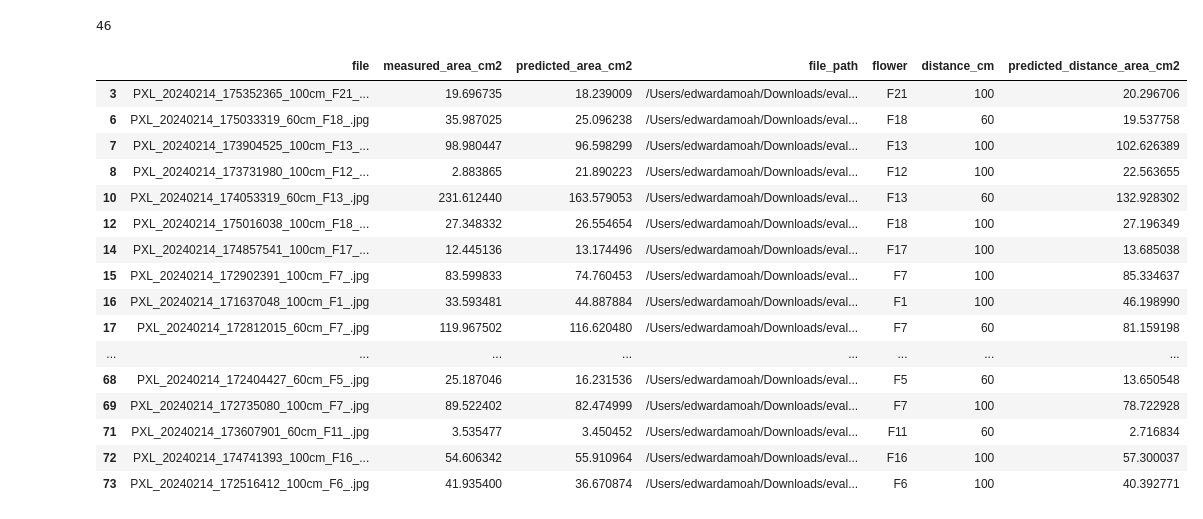
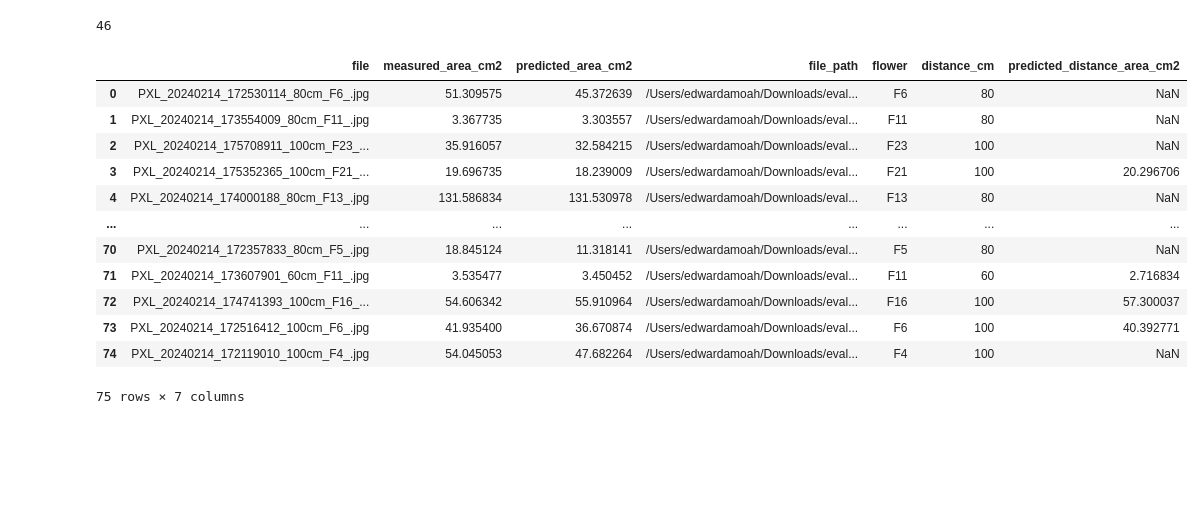
Before and after one commit to eai6/FloralArea_Web, a Jupyter notebook: research/notebooks/hannah_data_analysis.ipynb, the cells around one changed output. Saved outputs shown, nothing was run; the diff lists cells and outputs as text; code cells hidden in the pictures; blank space fills up the shorter version.

Commit message:
updated indoor distance data with

```diff
--- a/research/notebooks/hannah_data_analysis.ipynb
+++ b/research/notebooks/hannah_data_analysis.ipynb
@@ -1454,22 +1454,18 @@ len(data7)
 # %%
 data7.to_csv('/Users/edwardamoah/Documents/GitHub/FloralArea_Web/research/output/indoor_distance_based_analysis_data_v2.csv')
 # %%
-data2
+data1
 # %% [output]
 |  | file | measured_area_cm2 | predicted_area_cm2 | file_path | flower | distance_cm | predicted_distance_area_cm2 |
+| 0 | PXL_20240214_172530114_80cm_F6_.jpg | 51.309575 | 45.372639 | /Users/edwardamoah/Downloads/eval... | F6 | 80 | NaN |
+| 1 | PXL_20240214_173554009_80cm_F11_.jpg | 3.367735 | 3.303557 | /Users/edwardamoah/Downloads/eval... | F11 | 80 | NaN |
+| 2 | PXL_20240214_175708911_100cm_F23_... | 35.916057 | 32.584215 | /Users/edwardamoah/Downloads/eval... | F23 | 100 | NaN |
 | 3 | PXL_20240214_175352365_100cm_F21_... | 19.696735 | 18.239009 | /Users/edwardamoah/Downloads/eval... | F21 | 100 | 20.296706 |
-| 6 | PXL_20240214_175033319_60cm_F18_.jpg | 35.987025 | 25.096238 | /Users/edwardamoah/Downloads/eval... | F18 | 60 | 19.537758 |
-| 7 | PXL_20240214_173904525_100cm_F13_... | 98.980447 | 96.598299 | /Users/edwardamoah/Downloads/eval... | F13 | 100 | 102.626389 |
-| 8 | PXL_20240214_173731980_100cm_F12_... | 2.883865 | 21.890223 | /Users/edwardamoah/Downloads/eval... | F12 | 100 | 22.563655 |
-| 10 | PXL_20240214_174053319_60cm_F13_.jpg | 231.612440 | 163.579053 | /Users/edwardamoah/Downloads/eval... | F13 | 60 | 132.928302 |
-| 12 | PXL_20240214_175016038_100cm_F18_... | 27.348332 | 26.554654 | /Users/edwardamoah/Downloads/eval... | F18 | 100 | 27.196349 |
-| 14 | PXL_20240214_174857541_100cm_F17_... | 12.445136 | 13.174496 | /Users/edwardamoah/Downloads/eval... | F17 | 100 | 13.685038 |
-| 15 | PXL_20240214_172902391_100cm_F7_.jpg | 83.599833 | 74.760453 | /Users/edwardamoah/Downloads/eval... | F7 | 100 | 85.334637 |
-| 16 | PXL_20240214_171637048_100cm_F1_.jpg | 33.593481 | 44.887884 | /Users/edwardamoah/Downloads/eval... | F1 | 100 | 46.198990 |
-| 17 | PXL_20240214_172812015_60cm_F7_.jpg | 119.967502 | 116.620480 | /Users/edwardamoah/Downloads/eval... | F7 | 60 | 81.159198 |
+| 4 | PXL_20240214_174000188_80cm_F13_.jpg | 131.586834 | 131.530978 | /Users/edwardamoah/Downloads/eval... | F13 | 80 | NaN |
 | ... | ... | ... | ... | ... | ... | ... | ... |
-| 68 | PXL_20240214_172404427_60cm_F5_.jpg | 25.187046 | 16.231536 | /Users/edwardamoah/Downloads/eval... | F5 | 60 | 13.650548 |
-| 69 | PXL_20240214_172735080_100cm_F7_.jpg | 89.522402 | 82.474999 | /Users/edwardamoah/Downloads/eval... | F7 | 100 | 78.722928 |
+| 70 | PXL_20240214_172357833_80cm_F5_.jpg | 18.845124 | 11.318141 | /Users/edwardamoah/Downloads/eval... | F5 | 80 | NaN |
 | 71 | PXL_20240214_173607901_60cm_F11_.jpg | 3.535477 | 3.450452 | /Users/edwardamoah/Downloads/eval... | F11 | 60 | 2.716834 |
 | 72 | PXL_20240214_174741393_100cm_F16_... | 54.606342 | 55.910964 | /Users/edwardamoah/Downloads/eval... | F16 | 100 | 57.300037 |
 | 73 | PXL_20240214_172516412_100cm_F6_.jpg | 41.935400 | 36.670874 | /Users/edwardamoah/Downloads/eval... | F6 | 100 | 40.392771 |
+| 74 | PXL_20240214_172119010_100cm_F4_.jpg | 54.045053 | 47.682264 | /Users/edwardamoah/Downloads/eval... | F4 | 100 | NaN |
+75 rows × 7 columns
```
Also changed, not shown: parts of 4 cells of this notebook, 1 other file.
